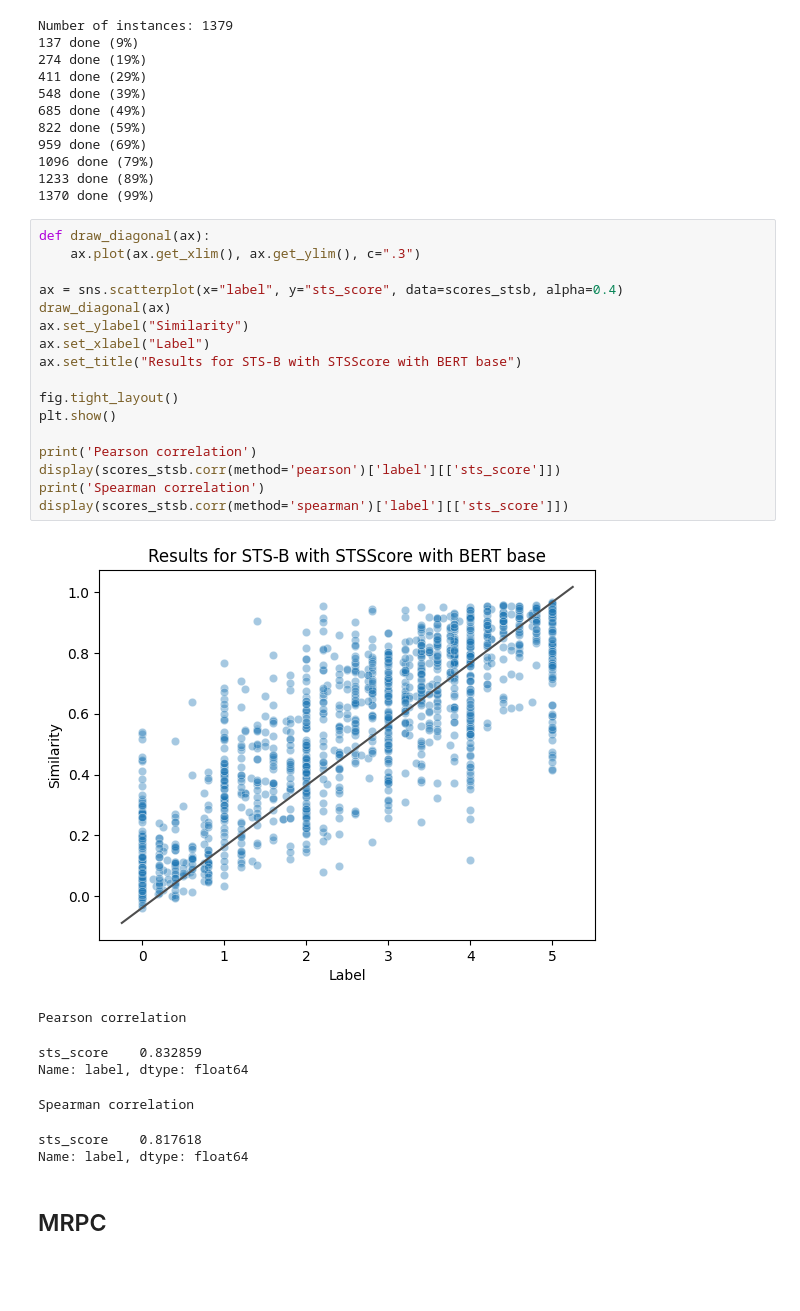
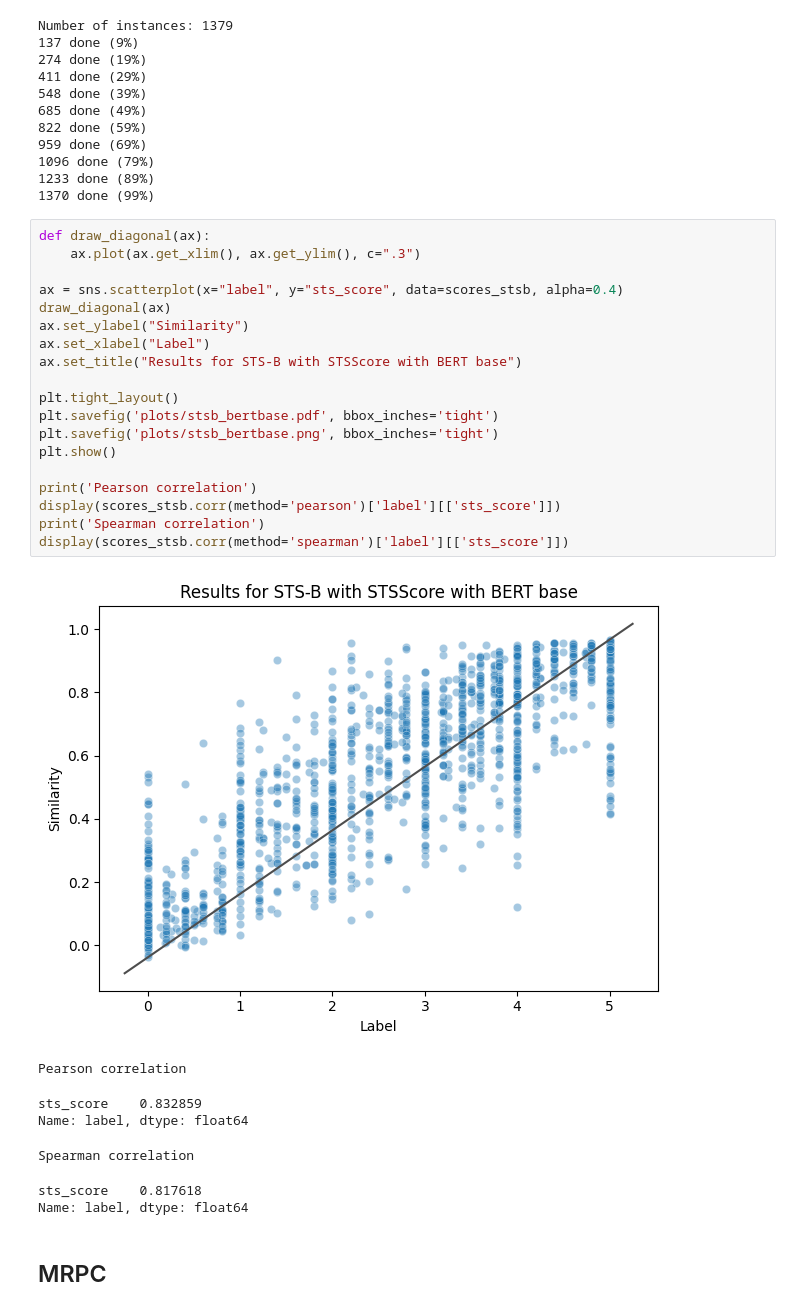
Before and after one commit to aieng-lab/stsscore, a Jupyter notebook: bert-base-ablation.ipynb, the cells around one changed output. Saved outputs shown, nothing was run; the diff lists cells and outputs as text; blank space fills up the shorter version.

Commit message:
add all plots for bertbase ablation

```diff
--- a/bert-base-ablation.ipynb
+++ b/bert-base-ablation.ipynb
@@ -85,22 +79,24 @@ Number of instances: 1379
 # %%
 def draw_diagonal(ax):
     ax.plot(ax.get_xlim(), ax.get_ylim(), c=".3")
 
 ax = sns.scatterplot(x="label", y="sts_score", data=scores_stsb, alpha=0.4)
 draw_diagonal(ax)
 ax.set_ylabel("Similarity")
 ax.set_xlabel("Label")
 ax.set_title("Results for STS-B with STSScore with BERT base")
 
-fig.tight_layout()
+plt.tight_layout()
+plt.savefig('plots/stsb_bertbase.pdf', bbox_inches='tight')
+plt.savefig('plots/stsb_bertbase.png', bbox_inches='tight')
 plt.show()
 
 print('Pearson correlation')
 display(scores_stsb.corr(method='pearson')['label'][['sts_score']])
 print('Spearman correlation')
 display(scores_stsb.corr(method='spearman')['label'][['sts_score']])
 # %% [output]
-[figure, old version]
+[figure, new version]
 Pearson correlation
 sts_score    0.832859
 Name: label, dtype: float64
```
Also changed, not shown: parts of 7 cells of this notebook, 6 other files.
